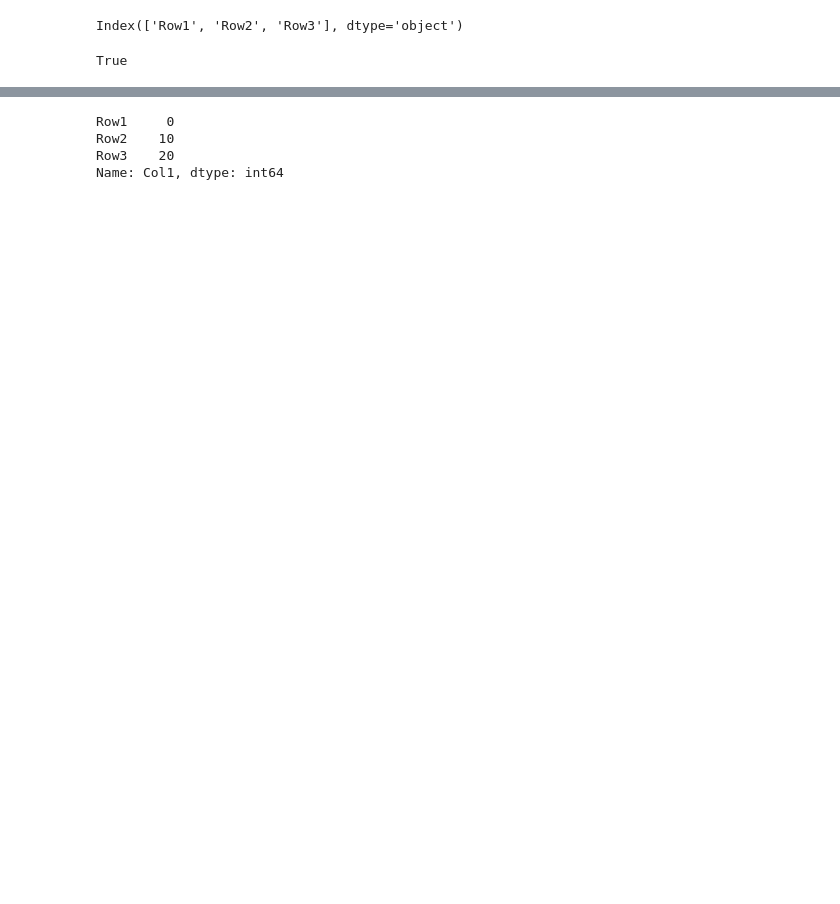
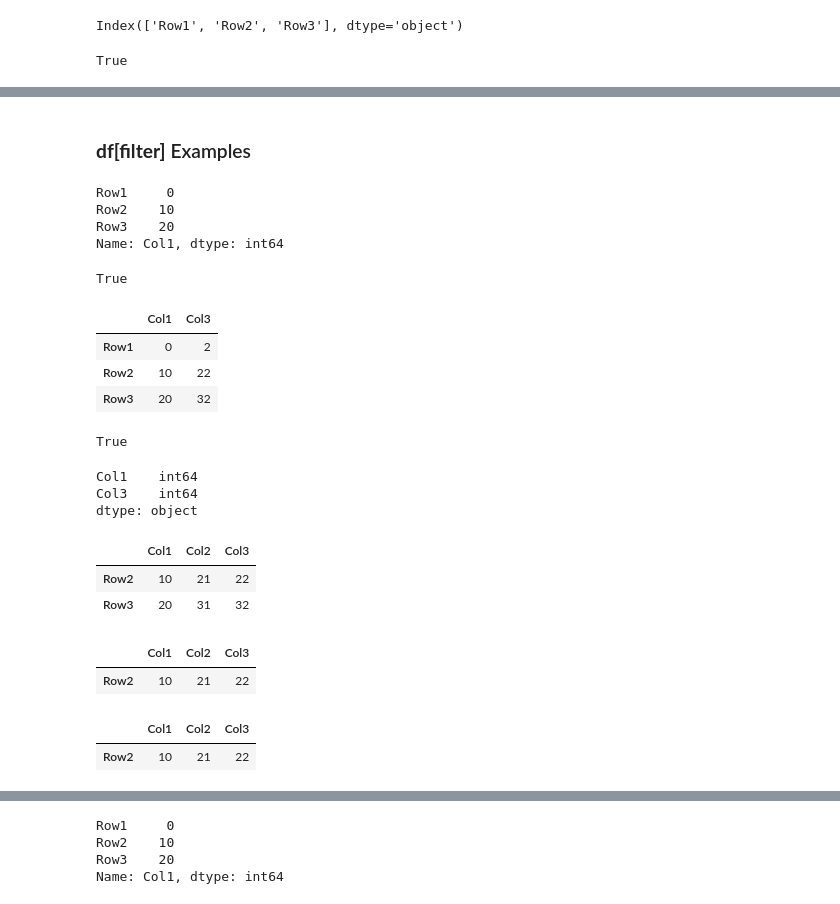
Before and after one commit to sdiehl28/Scikit-Learn-Workflow, a Jupyter notebook: python/Pandas01.ipynb, the cells around one changed output, grey strips where cells are left out. Drawn from its saved outputs; the diff is of its cells as text; code cells hidden in the pictures; blank space fills up the shorter version.

```diff
--- a/python/Pandas01.ipynb
+++ b/python/Pandas01.ipynb
@@ -85,0 +104,53 @@ df.index contains the row labels
+# %% [markdown]
+### **df\[filter\]** Examples
+# %%
+# single column label
+df['Col1']
+# %% [output]
+Row1     0
+Row2    10
+Row3    20
+Name: Col1, dtype: int64
+# %%
+isinstance(df['Col1'], pd.Series)
+# %% [output]
+True
+# %%
+# list of column labels
+df[['Col1', 'Col3']]
+# %% [output]
+|  | Col1 | Col3 |
+| Row1 | 0 | 2 |
+| Row2 | 10 | 22 |
+| Row3 | 20 | 32 |
+# %%
+isinstance(df[['Col1', 'Col3']], pd.DataFrame)
+# %% [output]
+True
+# %%
+# datatypes for dataframe
+df[['Col1', 'Col3']].dtypes
+# %% [output]
+Col1    int64
+Col3    int64
+dtype: object
+# %%
+# slice refering to row positions
+df[1:]
+# %% [output]
+|  | Col1 | Col2 | Col3 |
+| Row2 | 10 | 21 | 22 |
+| Row3 | 20 | 31 | 32 |
+# %%
+# boolean series with matching index
+row_boolean_series = pd.Series([False, True, False], index=['Row1', 'Row2', 'Row3'])
+df[row_boolean_series]
+# %% [output]
+|  | Col1 | Col2 | Col3 |
+| Row2 | 10 | 21 | 22 |
+# %%
+# list of boolean values
+df[[False, True, False]]
+# %% [output]
+|  | Col1 | Col2 | Col3 |
+| Row2 | 10 | 21 | 22 |
```
Also changed, not shown: parts of 113 cells of this notebook.
